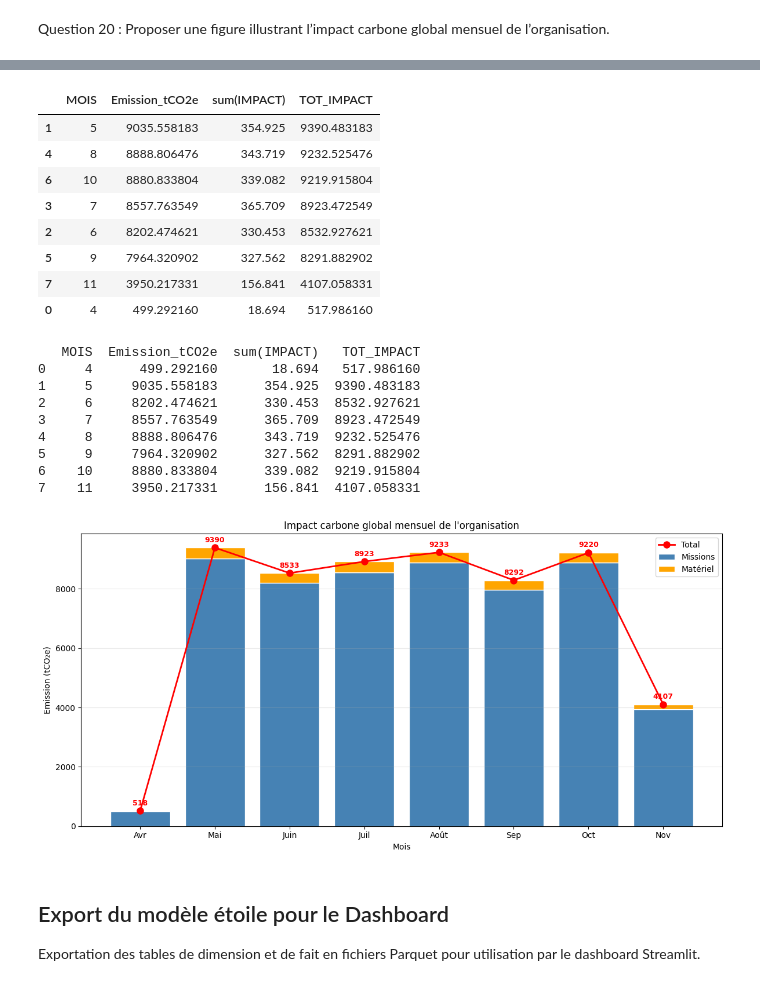
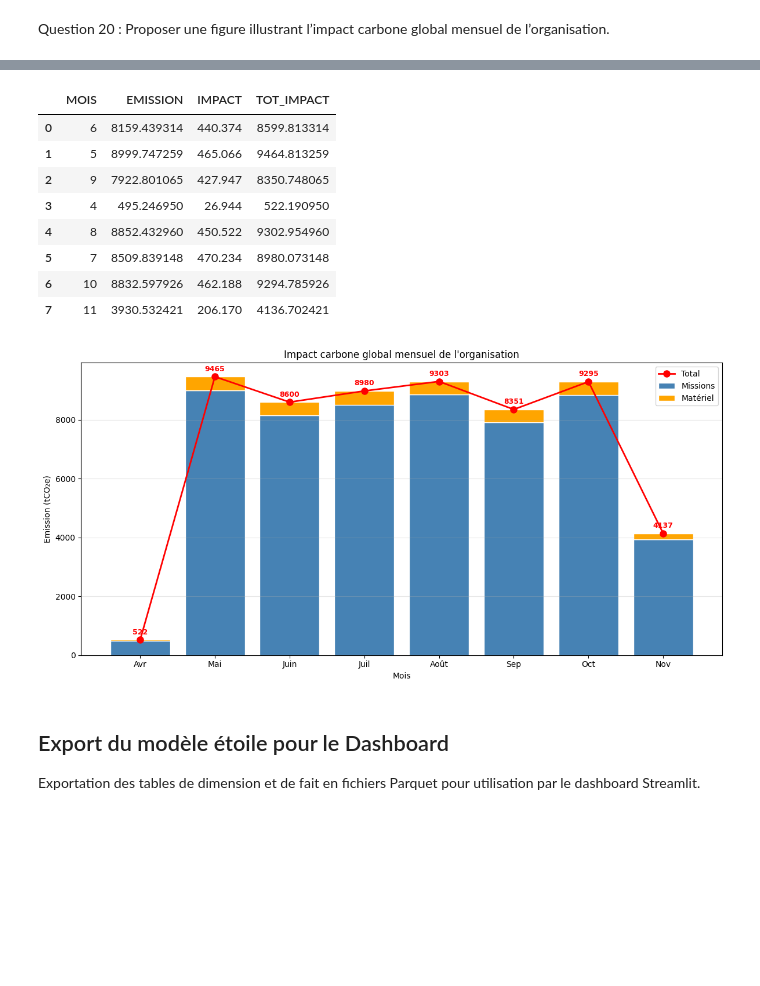
Before and after one commit to etiennevzn/GHG-inventory, a Jupyter notebook: ETL.ipynb, the cells around one changed output, grey strips where cells are left out. Saved outputs shown, nothing was run; the diff lists cells and outputs as text; code cells hidden in the pictures; blank space fills up the shorter version.

```diff
--- a/ETL.ipynb
+++ b/ETL.ipynb
@@ -1517,67 +1335,80 @@ impact_mat_df
-# %%
-#Homogénéisation du type de données
-emissions_par_site["MOIS"] = emissions_par_site["MOIS"].astype(int)
-impact_mat_df["MOIS"] = impact_mat_df["MOIS"].astype(int)
-
-#Jointure et calcul du total (missions + matériel)
-jointure_mois = emissions_par_site.merge(impact_mat_df, on="MOIS")
-jointure_mois["TOT_IMPACT"] = jointure_mois["Emission_tCO2e"] + jointure_mois["sum(IMPACT)"]
-jointure_mois.sort_values("TOT_IMPACT", ascending=False)
-# %% [output]
-|  | MOIS | Emission_tCO2e | sum(IMPACT) | TOT_IMPACT |
-| 1 | 5 | 9035.558183 | 354.925 | 9390.483183 |
-| 4 | 8 | 8888.806476 | 343.719 | 9232.525476 |
-| 6 | 10 | 8880.833804 | 339.082 | 9219.915804 |
-| 3 | 7 | 8557.763549 | 365.709 | 8923.472549 |
-| 2 | 6 | 8202.474621 | 330.453 | 8532.927621 |
-| 5 | 9 | 7964.320902 | 327.562 | 8291.882902 |
-| 7 | 11 | 3950.217331 | 156.841 | 4107.058331 |
-| 0 | 4 | 499.292160 | 18.694 | 517.986160 |
+# %%
+#Impact carbone mensuel des missions
+missions = (
+    dim_mission
+    .join(fait_mission, "ID_MISSION")
+    .withColumn("MOIS", month("ID_DATE_MISSION"))
+    .groupBy(col('MOIS'))
+    .agg(sum(col("EMISSION")).alias("EMISSION"))
+    .select("MOIS", "EMISSION")
+    .orderBy(col("MOIS").asc())
+)
+# %%
+#Impact carbone mensuel du matériel
+mat_inf = (
+    dim_materiel
+    .join(fait_materiel, "ID_MATERIEL")
+    .withColumn("MOIS", month("ID_DATE_ACHAT"))
+    .groupBy(col('MOIS'))
+    .agg(sum(col("IMPACT")).alias("IMPACT"))
+    .select("MOIS", "IMPACT")
+    .orderBy(col("MOIS").asc())
+)
+# %%
+# Calcul de l'impact total
+total = (
+    missions
+    .join(mat_inf, "MOIS")
+    .withColumn("TOT_IMPACT", col("EMISSION") + col("IMPACT"))
+)
+
+total_df = total.toPandas()
+total_df
+# %% [output]
+|  | MOIS | EMISSION | IMPACT | TOT_IMPACT |
+| 0 | 6 | 8159.439314 | 440.374 | 8599.813314 |
+| 1 | 5 | 8999.747259 | 465.066 | 9464.813259 |
+| 2 | 9 | 7922.801065 | 427.947 | 8350.748065 |
+| 3 | 4 | 495.246950 | 26.944 | 522.190950 |
+| 4 | 8 | 8852.432960 | 450.522 | 9302.954960 |
+| 5 | 7 | 8509.839148 | 470.234 | 8980.073148 |
+| 6 | 10 | 8832.597926 | 462.188 | 9294.785926 |
+| 7 | 11 | 3930.532421 | 206.170 | 4136.702421 |
 # %%
 # Tri par mois croissant
-df_plot = jointure_mois.sort_values("MOIS").reset_index(drop=True)
-print(df_plot)
+df_plot = total_df.sort_values("MOIS").reset_index(drop=True)
 
 # Conversion en noms de mois
 mois_noms = ['Jan', 'Fév', 'Mar', 'Avr', 'Mai', 'Juin', 'Juil', 'Août', 'Sep', 'Oct', 'Nov', 'Déc']
 df_plot['MOIS_LABEL'] = df_plot['MOIS'].apply(lambda m: mois_noms[m-1])
 
 fig, ax = plt.subplots(figsize=(12, 6))
 x = range(len(df_plot))
 
 # Barres empilées : missions + matériel
-ax.bar(x, df_plot['Emission_tCO2e'], label='Missions', color='steelblue', edgecolor='white')
-ax.bar(x, df_plot['sum(IMPACT)'], bottom=df_plot['Emission_tCO2e'], label='Matériel', color='orange', edgecolor='white')
+ax.bar(x, df_plot['EMISSION'], label='Missions', color='steelblue', edgecolor='white')
+ax.bar(x, df_plot['IMPACT'], bottom=df_plot['EMISSION'], label='Matériel', color='orange', edgecolor='white')
 
 # Courbe du total
 ax.plot(x, df_plot['TOT_IMPACT'], marker='o', color='red', linewidth=2, markersize=8, label='Total', zorder=5)
 
 # Annotations
 for i, val in enumerate(df_plot['TOT_IMPACT']):
     ax.text(i, val + df_plot['TOT_IMPACT'].max() * 0.02, f"{val:.0f}",
             ha='center', fontweight='bold', color='red', fontsize=9)
 
 ax.set_xticks(x)
 ax.set_xticklabels(df_plot['MOIS_LABEL'])
 ax.set_xlabel("Mois")
 ax.set_ylabel("Emission (tCO₂e)")
 ax.set_title("Impact carbone global mensuel de l'organisation")
 ax.legend()
 ax.grid(axis='y', alpha=0.3)
 plt.tight_layout()
 plt.savefig("impact_global_mensuel.png", dpi=150, bbox_inches='tight')
 plt.show()
 # %% [output]
-   MOIS  Emission_tCO2e  sum(IMPACT)   TOT_IMPACT
-0     4      499.292160       18.694   517.986160
-1     5     9035.558183      354.925  9390.483183
-2     6     8202.474621      330.453  8532.927621
-3     7     8557.763549      365.709  8923.472549
-4     8     8888.806476      343.719  9232.525476
-5     9     7964.320902      327.562  8291.882902
-6    10     8880.833804      339.082  9219.915804
-7    11     3950.217331      156.841  4107.058331
-[figure, old version]
+[figure, new version]
 # %% [markdown]
 ## Export du modèle étoile pour le Dashboard
 
```
Also changed, not shown: parts of 6 cells of this notebook, 31 other files.
